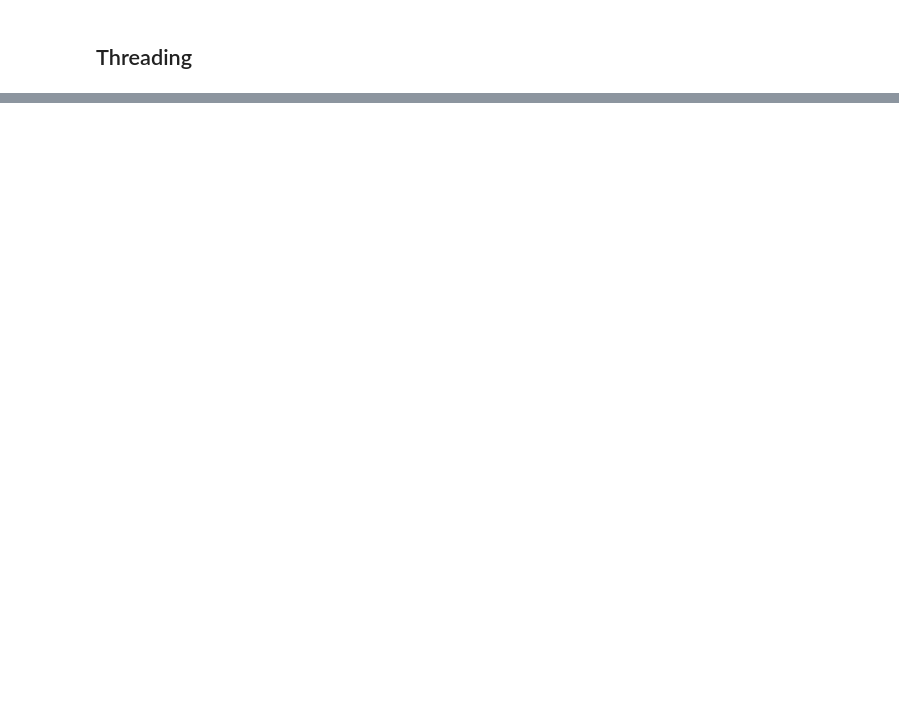
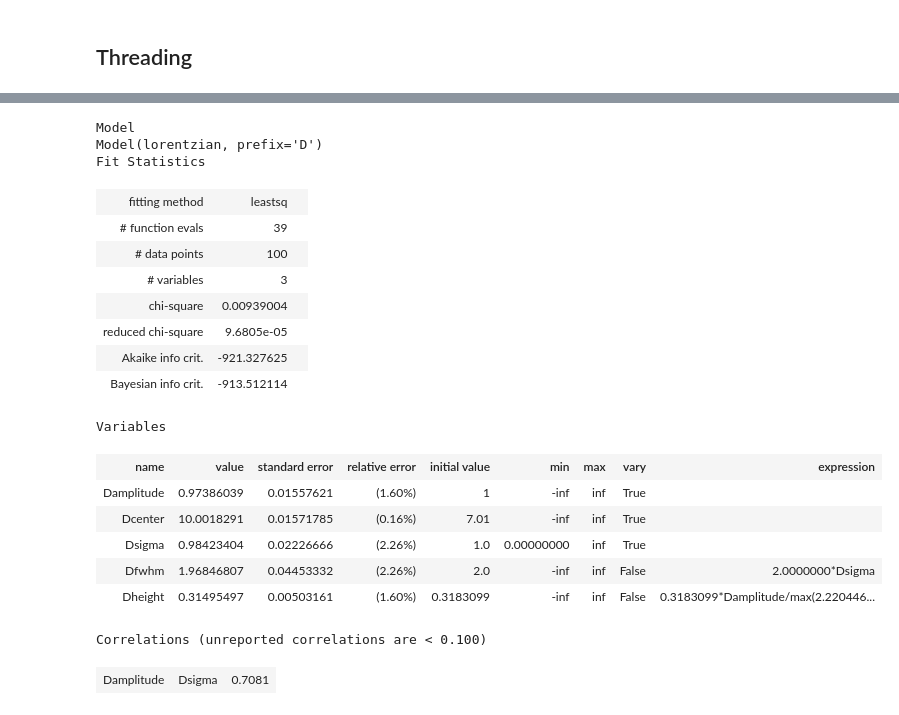
Before and after one commit to jepegit/cellpy, a Jupyter notebook: dev_utils/widgets/playing_with_ipywidgets.ipynb, the cells around one changed output, grey strips where cells are left out. Saved outputs shown, nothing was run; the diff lists cells and outputs as text; code cells hidden in the pictures; blank space fills up the shorter version.

```diff
--- a/dev_utils/widgets/playing_with_ipywidgets.ipynb
+++ b/dev_utils/widgets/playing_with_ipywidgets.ipynb
@@ -227,0 +264,23 @@ plt.plot(x,y)
+# %%
+result
+# %% [output]
+Model
+Model(lorentzian, prefix='D')
+Fit Statistics
+| fitting method | leastsq |  |
+| # function evals | 39 |  |
+| # data points | 100 |  |
+| # variables | 3 |  |
+| chi-square | 0.00939004 |  |
+| reduced chi-square | 9.6805e-05 |  |
+| Akaike info crit. | -921.327625 |  |
+| Bayesian info crit. | -913.512114 |  |
+Variables
+| name | value | standard error | relative error | initial value | min | max | vary | expression |
+| Damplitude | 0.97386039 | 0.01557621 | (1.60%) | 1 | -inf | inf | True |  |
+| Dcenter | 10.0018291 | 0.01571785 | (0.16%) | 7.01 | -inf | inf | True |  |
+| Dsigma | 0.98423404 | 0.02226666 | (2.26%) | 1.0 | 0.00000000 | inf | True |  |
+| Dfwhm | 1.96846807 | 0.04453332 | (2.26%) | 2.0 | -inf | inf | False | 2.0000000*Dsigma |
+| Dheight | 0.31495497 | 0.00503161 | (1.60%) | 0.3183099 | -inf | inf | False | 0.3183099*Damplitude/max(2.220446... |
+Correlations (unreported correlations are < 0.100)
+| Damplitude | Dsigma | 0.7081 |
```
Also changed, not shown: parts of 28 cells of this notebook.
